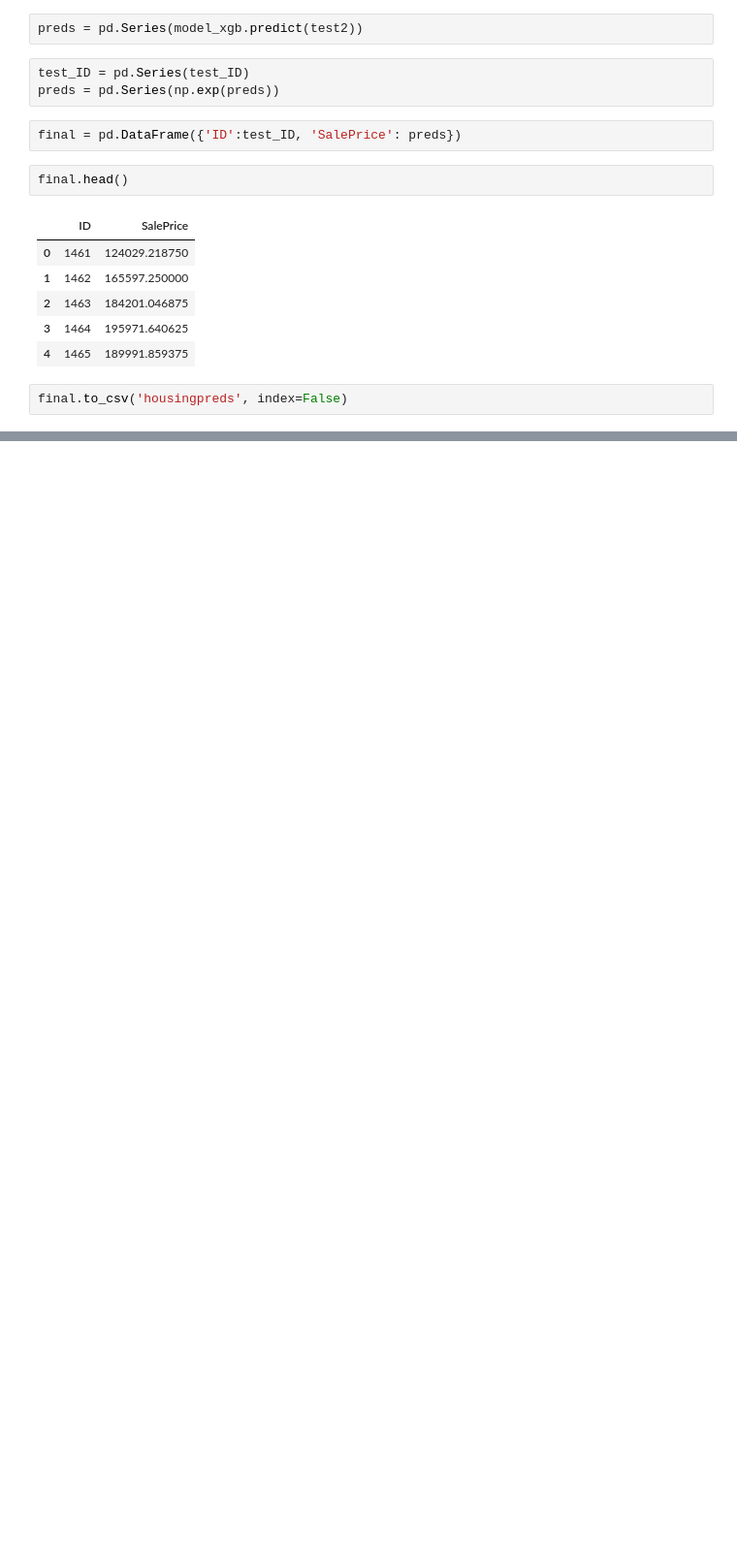
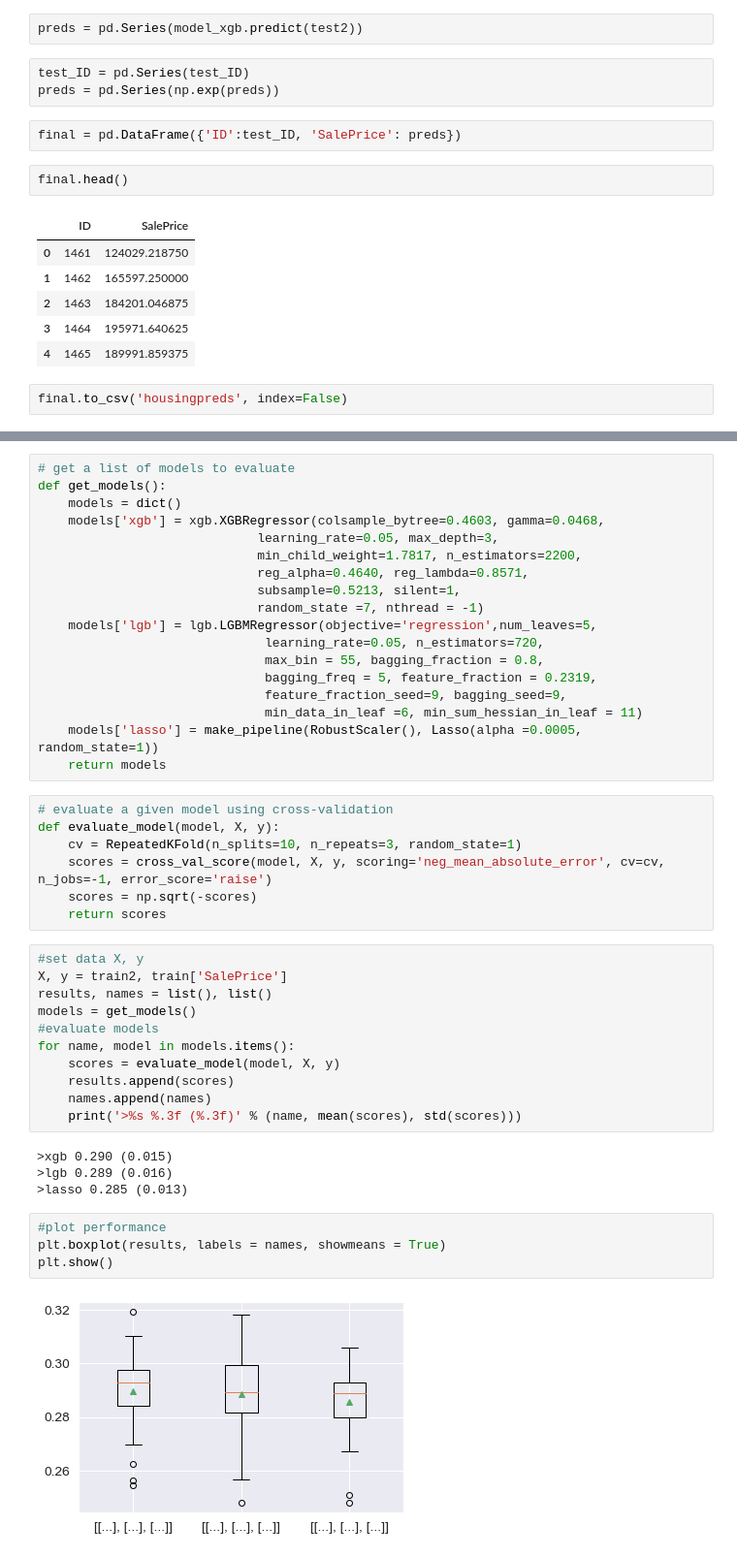
Before and after one commit to EricPPeterson/houseprices, a Jupyter notebook: Kaggle HousePrice Contest.ipynb, the cells around one changed output, grey strips where cells are left out. Shown at 97% size. Drawn from its saved outputs; the diff is of its cells as text; blank space fills up the shorter version.

```diff
--- a/Kaggle HousePrice Contest.ipynb
+++ b/Kaggle HousePrice Contest.ipynb
@@ -512,0 +521,46 @@ final.to_csv('housingpreds', index=False)
+# %%
+# get a list of models to evaluate
+def get_models():
+    models = dict()
+    models['xgb'] = xgb.XGBRegressor(colsample_bytree=0.4603, gamma=0.0468,
+                             learning_rate=0.05, max_depth=3,
+                             min_child_weight=1.7817, n_estimators=2200,
+                             reg_alpha=0.4640, reg_lambda=0.8571,
+                             subsample=0.5213, silent=1,
+                             random_state =7, nthread = -1)
+    models['lgb'] = lgb.LGBMRegressor(objective='regression',num_leaves=5,
+                              learning_rate=0.05, n_estimators=720,
+                              max_bin = 55, bagging_fraction = 0.8,
+                              bagging_freq = 5, feature_fraction = 0.2319,
+                              feature_fraction_seed=9, bagging_seed=9,
+                              min_data_in_leaf =6, min_sum_hessian_in_leaf = 11)
+    models['lasso'] = make_pipeline(RobustScaler(), Lasso(alpha =0.0005, random_state=1))
+    return models
+# %%
+# evaluate a given model using cross-validation
+def evaluate_model(model, X, y):
+    cv = RepeatedKFold(n_splits=10, n_repeats=3, random_state=1)
+    scores = cross_val_score(model, X, y, scoring='neg_mean_absolute_error', cv=cv, n_jobs=-1, error_score='raise')
+    scores = np.sqrt(-scores)
+    return scores
+# %%
+#set data X, y
+X, y = train2, train['SalePrice']
+results, names = list(), list()
+models = get_models()
+#evaluate models
+for name, model in models.items():
+    scores = evaluate_model(model, X, y)
+    results.append(scores)
+    names.append(names)
+    print('>%s %.3f (%.3f)' % (name, mean(scores), std(scores)))
+# %% [output]
+>xgb 0.290 (0.015)
+>lgb 0.289 (0.016)
+>lasso 0.285 (0.013)
+# %%
+#plot performance
+plt.boxplot(results, labels = names, showmeans = True)
+plt.show()
+# %% [output]
+[figure, added]
```
Also changed, not shown: parts of 26 cells of this notebook.
